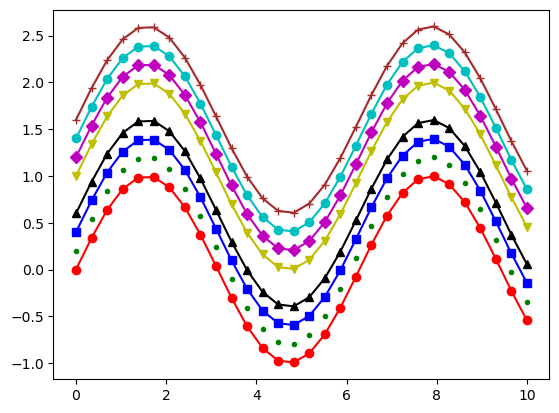
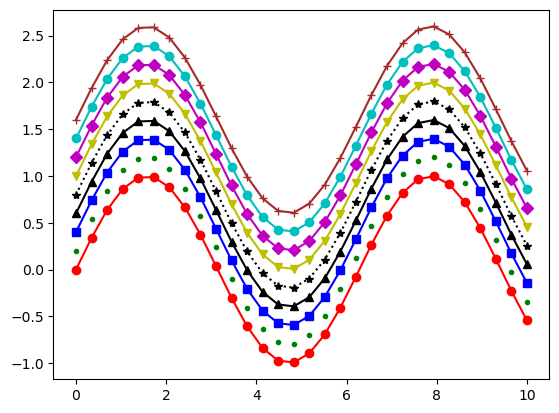
The notebook cell's code change between the first figure and the second:
--- before
+++ after
@@ -1,8 +1,9 @@
-plt.plot(x, np.sin(x), 'r-o')     # 'o'表示使用圆点标记数据点. - notation means solid line style. r means red
-plt.plot(x, np.sin(x)+0.2, 'g .') # '.'表示使用点.            - notation means solid line style. r means red
-plt.plot(x, np.sin(x)+0.4, 'b-s') # 's'表示使用square标记数据点. - notation means solid line style. r means red
-plt.plot(x, np.sin(x)+0.6, 'k-^') # '^'表示使用upper triangle标记数据点. - notation means solid line style. r means red
-plt.plot(x, np.sin(x)+1.0, 'y-v') # 'v'表示使用low triangle标记数据点. - notation means solid line style. r means red
-plt.plot(x, np.sin(x)+1.2, 'm-D') # 'D'表示使用Diamend标记数据点. - notation means solid line style. r means red
-plt.plot(x, np.sin(x)+1.4, 'c-o') # 'o'表示使用圆点标记数据点. - notation means solid line style. r means red
+plt.plot(x, np.sin(x), 'r-o')     # 'o'表示使用圆点标记数据点.            - notation means solid line style. r means red
+plt.plot(x, np.sin(x)+0.2, 'g .') # '.'表示使用点.                       - notation means solid line style. r means red
+plt.plot(x, np.sin(x)+0.4, 'b-s') # 's'表示使用square标记数据点.          - notation means solid line style. r means red
+plt.plot(x, np.sin(x)+0.6, 'k-^') # '^'表示使用upper triangle标记数据点.  - notation means solid line style. r means red
+plt.plot(x, np.sin(x)+0.8, 'k:*') # '^'表示使用star标记数据点.            : notation means dot line style. r means red
+plt.plot(x, np.sin(x)+1.0, 'y-v') # 'v'表示使用low triangle标记数据点.    - notation means solid line style. r means red
+plt.plot(x, np.sin(x)+1.2, 'm-D') # 'D'表示使用Diamend标记数据点.         - notation means solid line style. r means red
+plt.plot(x, np.sin(x)+1.4, 'c-o') # 'o'表示使用圆点标记数据点.            - notation means solid line style. r means red
 plt.plot(x, np.sin(x)+1.6, '-+', color='brown') # '+'表示使用+标记数据点. - notation means solid line style. 

Commit: 232